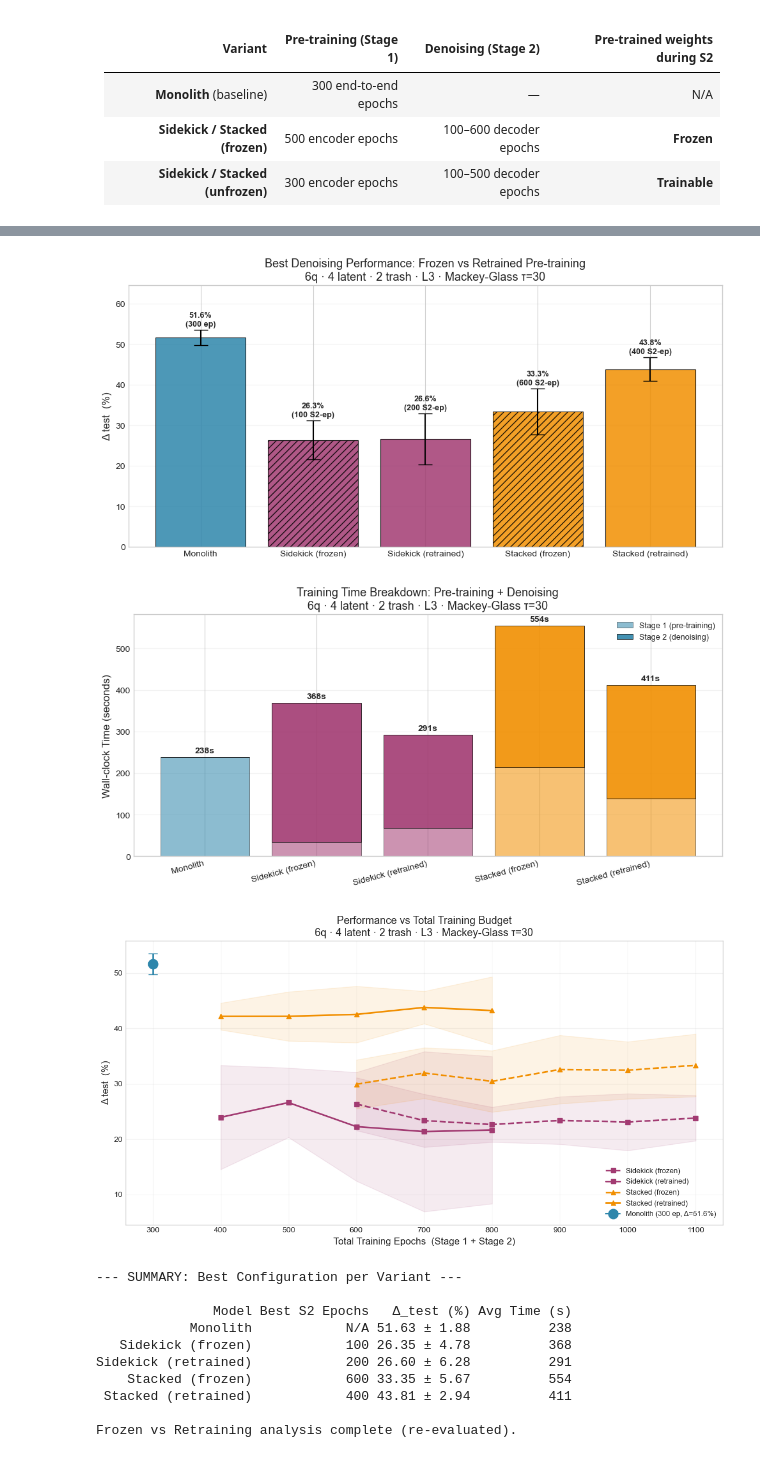
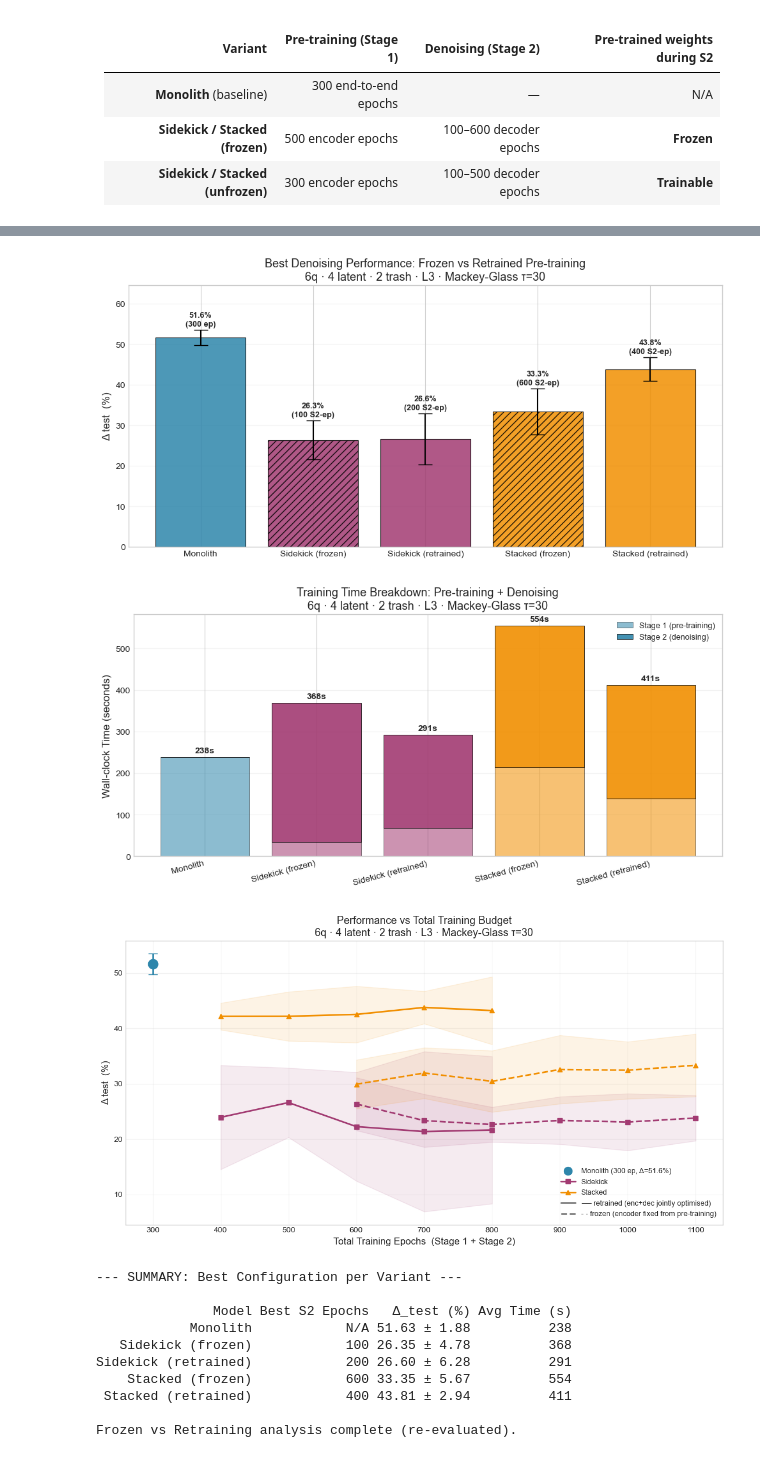
Before and after one commit to EnquantedAI/qae_architectures, a Jupyter notebook: dev/Testing_framework/Framework_JC.ipynb, the cells around one changed output, grey strips where cells are left out. Saved outputs shown, nothing was run; the diff lists cells and outputs as text; code cells hidden in the pictures.

```diff
--- a/dev/Testing_framework/Framework_JC.ipynb
+++ b/dev/Testing_framework/Framework_JC.ipynb
@@ -1872,6 +1872,7 @@ for label, src in SOURCES.items():
         with open(bp) as f:
             b = json.load(f)
         run = b.get("run", {})
+        stored_met = b.get("metrics", {})
 
         # --- Timing metadata from bundle JSON ---
         dec_ep = int(run.get("dec_epochs", 0))
@@ -1911,15 +1912,17 @@ for label, src in SOURCES.items():
             "dec_epochs":       dec_ep,
             "total_epochs":     enc_ep + dec_ep,
             "instance_id":      run.get("instance_id", -1),
-            "delta_test_pct":   metrics["delta_test_pct"],       # RE-EVALUATED
-            "delta_train_pct":  metrics["delta_train_pct"],      # RE-EVALUATED
+            "delta_test_pct":   metrics["delta_test_pct"],                           # RE-EVALUATED
+            "delta_train_pct":  metrics["delta_train_pct"],                          # RE-EVALUATED
+            "stored_delta_test": stored_met.get("delta_test_pct", np.nan),           # FROM BUNDLE
+            "stored_delta_train": stored_met.get("delta_train_pct", np.nan),         # FROM BUNDLE
             "mse_test_recovered": metrics["mse_test_recovered_noisy"],
             "mse_test_noise":   metrics["mse_test_noise"],
             "training_time_sec": t_total,
             "stage1_time_sec":  run.get("stage1_time_sec", 0) or 0,
             "stage2_time_sec":  run.get("stage2_time_sec", 0) or 0,
         })
-        print(f"    {bp.name}  Δ_test={metrics['delta_test_pct']:+.2f}%")
+        print(f"    {bp.name}  Δ_test={metrics['delta_test_pct']:+.2f}%  (stored: {stored_met.get('delta_test_pct', np.nan):+.2f}%)")
 
 df = pd.DataFrame(records)
 print(f"\nRe-evaluated {len(df)} bundles from {df['label'].nunique()} sources.\n")
@@ -1929,6 +1932,16 @@ print(df.groupby("label").agg(
     std_delta   = ("delta_test_pct", "std"),
     best_delta  = ("delta_test_pct", "max"),
 ).round(2).to_string())
+
+# --- Diagnostic: Stored vs Re-evaluated comparison ---
+print("\n--- STORED vs RE-EVALUATED Δ_test (%) ---\n")
+diag = df.groupby("label").agg(
+    stored_mean  = ("stored_delta_test", "mean"),
+    eval_mean    = ("delta_test_pct", "mean"),
+).round(2)
+diag["gap"] = (diag["stored_mean"] - diag["eval_mean"]).round(2)
+print(diag.to_string())
+print("\nPositive gap = stored metrics overestimate; negative = stored underestimate")
 
 # --- Colour / Style Palette ---
 PALETTE = {
@@ -1945,8 +1958,7 @@ fig, ax = plt.subplots(figsize=(11, 6))
 mono = df[df["label"] == "Monolith"]["delta_test_pct"]
 if len(mono):
     m_mean, m_std = mono.mean(), mono.std()
-    ax.axhspan(m_mean - m_std, m_mean + m_std, color="#2E86AB", alpha=0.12,
-               label=f"Monolith baseline (Δ={m_mean:.1f}±{m_std:.1f}%)")
+    ax.axhspan(m_mean - m_std, m_mean + m_std, color="#2E86AB", alpha=0.12)
     ax.axhline(m_mean, color="#2E86AB", ls=":", lw=1.5)
 
 for lbl in ["Sidekick (frozen)", "Sidekick (retrained)",
@@ -1966,7 +1978,17 @@ ax.set_xlabel("Stage-2 (Denoising) Epochs", fontsize=12)
 ax.set_ylabel("Δ test  (%)", fontsize=12)
 ax.set_title("Denoising Performance vs Stage-2 Training Budget\n"
              "6q · 4 latent · 2 trash · L3 · Mackey-Glass τ=30", fontsize=13)
-ax.legend(loc="lower right", fontsize=9)
+custom_handles = [
+    Line2D([0], [0], color="#2E86AB", lw=6, alpha=0.3,
+           label=f"Monolith baseline (Δ={m_mean:.1f}±{m_std:.1f}%)"),
+    Line2D([0], [0], color="#A23B72", lw=2, marker="s", ms=6, label="Sidekick"),
+    Line2D([0], [0], color="#F18F01", lw=2, marker="^", ms=6, label="Stacked"),
+    Line2D([0], [0], color="gray", lw=2, ls="-",
+           label="── retrained (enc+dec jointly optimised)"),
+    Line2D([0], [0], color="gray", lw=2, ls="--",
+           label="- - frozen (encoder fixed from pre-training)"),
+]
+ax.legend(handles=custom_handles, loc="lower right", fontsize=9)
 ax.grid(True, alpha=0.25)
 plt.tight_layout()
 plt.savefig(Path(FRAMEWORK_OUT) / "frozen_vs_retrained_performance_curve.png", dpi=200)
@@ -2079,15 +2101,24 @@ for lbl in ["Sidekick (frozen)", "Sidekick (retrained)",
     ax4.fill_between(means.index, means - stds, means + stds, color=c, alpha=0.10)
 
 if len(mono):
-    ax4.plot(300, m_mean, marker="o", color="#2E86AB", markersize=12,
-             zorder=5, label=f"Monolith (300 ep, Δ={m_mean:.1f}%)")
+    ax4.plot(300, m_mean, marker="o", color="#2E86AB", markersize=12, zorder=5)
     ax4.errorbar(300, m_mean, yerr=m_std, color="#2E86AB", capsize=6, lw=2, zorder=5)
 
 ax4.set_xlabel("Total Training Epochs  (Stage 1 + Stage 2)", fontsize=12)
 ax4.set_ylabel("Δ test  (%)", fontsize=12)
 ax4.set_title("Performance vs Total Training Budget\n"
               "6q · 4 latent · 2 trash · L3 · Mackey-Glass τ=30", fontsize=13)
-ax4.legend(loc="lower right", fontsize=9)
+custom_handles_4 = [
+    Line2D([0], [0], color="#2E86AB", lw=0, marker="o", ms=10,
+           label=f"Monolith (300 ep, Δ={m_mean:.1f}%)"),
+    Line2D([0], [0], color="#A23B72", lw=2, marker="s", ms=6, label="Sidekick"),
+    Line2D([0], [0], color="#F18F01", lw=2, marker="^", ms=6, label="Stacked"),
+    Line2D([0], [0], color="gray", lw=2, ls="-",
+           label="── retrained (enc+dec jointly optimised)"),
+    Line2D([0], [0], color="gray", lw=2, ls="--",
+           label="- - frozen (encoder fixed from pre-training)"),
+]
+ax4.legend(handles=custom_handles_4, loc="lower right", fontsize=9)
 ax4.grid(True, alpha=0.25)
 plt.tight_layout()
 plt.savefig(Path(FRAMEWORK_OUT) / "frozen_vs_retrained_total_budget.png", dpi=200)
@@ -2130,6 +2161,6 @@ Stacked (retrained)   35       42.79       4.21       53.08
 [figure]
 [figure]
-[figure, old version]
+[figure, new version]
 --- SUMMARY: Best Configuration per Variant ---
 
                Model Best S2 Epochs   Δ_test (%) Avg Time (s)
```
Also changed, not shown: parts of 1 cell of this notebook.
